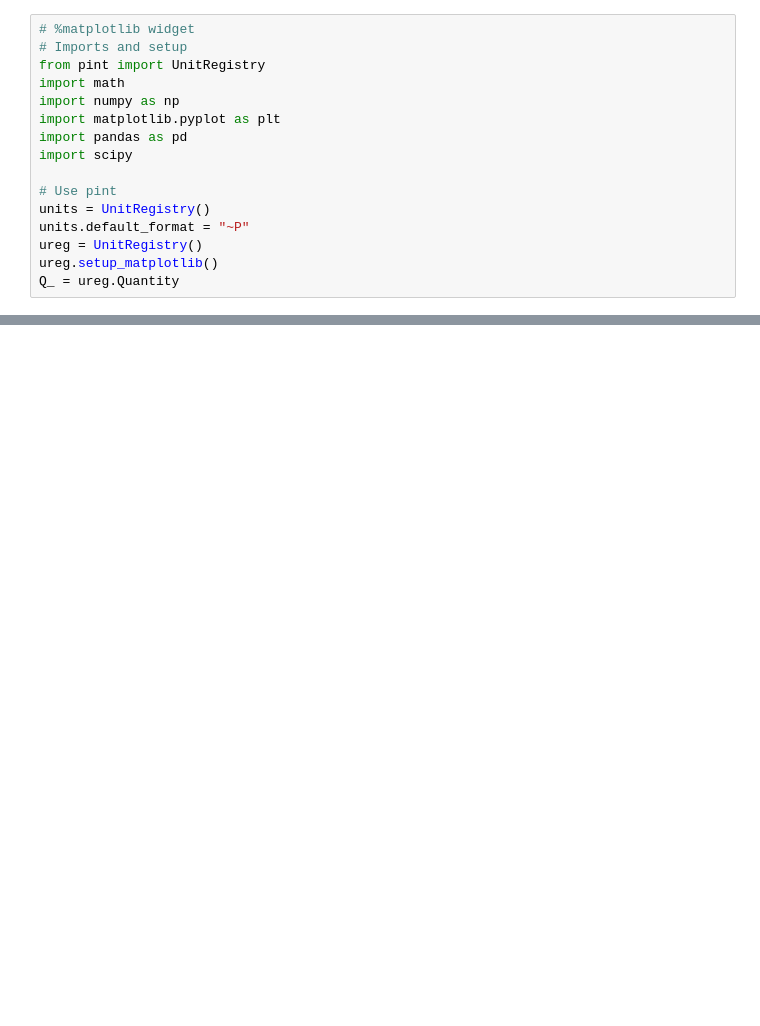
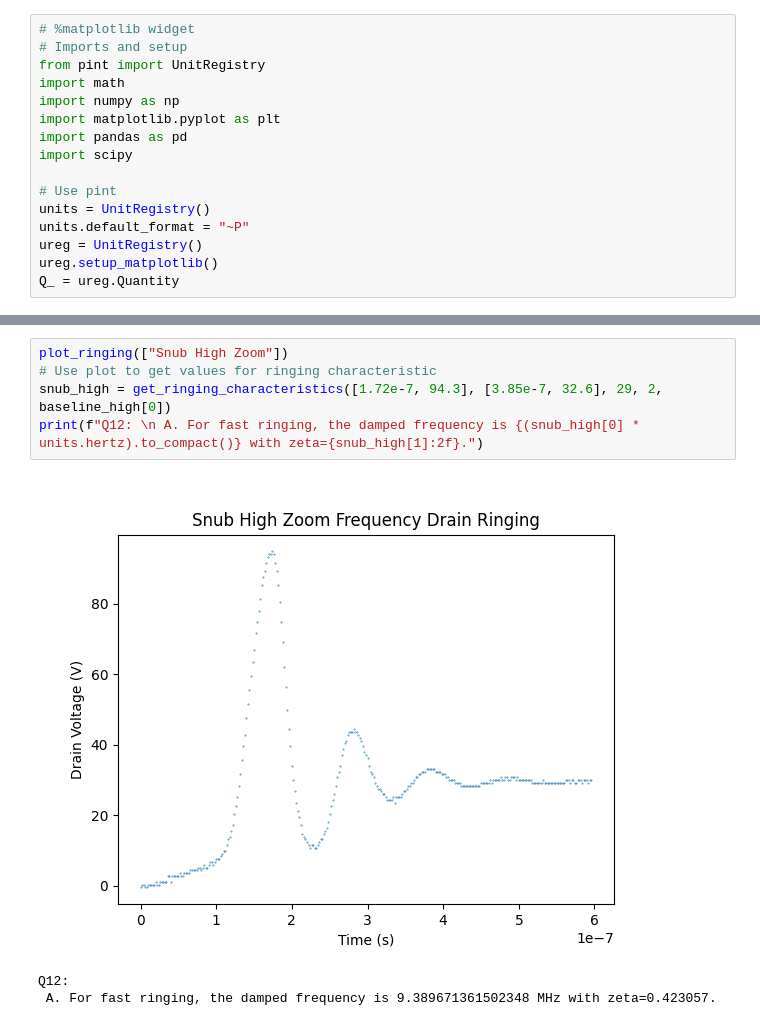
Before and after one commit to lila-smith/power-electronics-spring-2024, a Jupyter notebook: lab7/lila/lab7.ipynb, the cells around one changed output, grey strips where cells are left out. Saved outputs shown, nothing was run; the diff lists cells and outputs as text; blank space fills up the shorter version.

```diff
--- a/lab7/lila/lab7.ipynb
+++ b/lab7/lila/lab7.ipynb
@@ -49,0 +195,9 @@ plot_vsh_vdr(["clamp_zoom_7"])
+# %%
+plot_ringing(["Snub High Zoom"])
+# Use plot to get values for ringing characteristic
+snub_high = get_ringing_characteristics([1.72e-7, 94.3], [3.85e-7, 32.6], 29, 2, baseline_high[0])
+print(f"Q12: \n A. For fast ringing, the damped frequency is {(snub_high[0] * units.hertz).to_compact()} with zeta={snub_high[1]:2f}.")
+# %% [output]
+[figure, added]
+Q12:
+ A. For fast ringing, the damped frequency is 9.389671361502348 MHz with zeta=0.423057.
```
Also changed, not shown: parts of 18 cells of this notebook, 1 other file.
